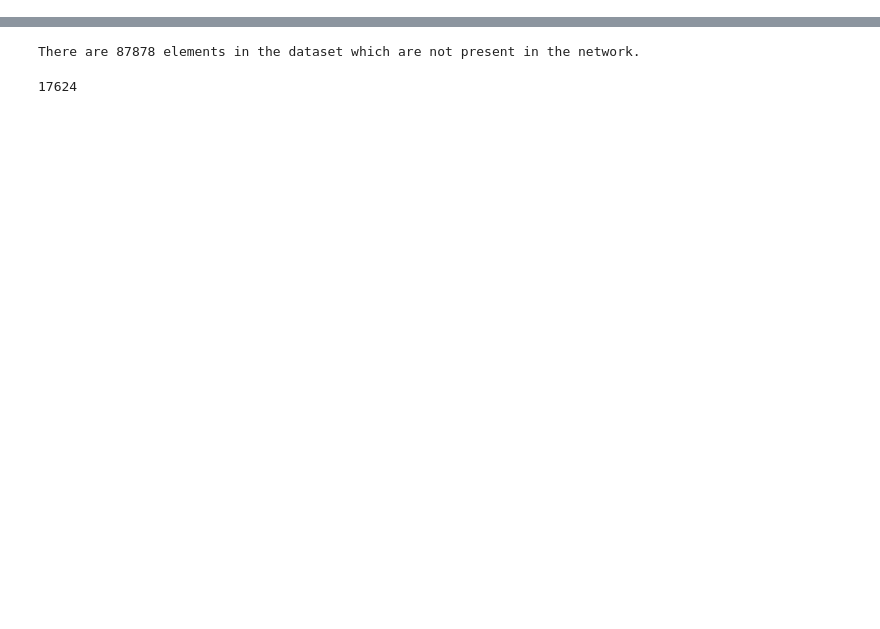
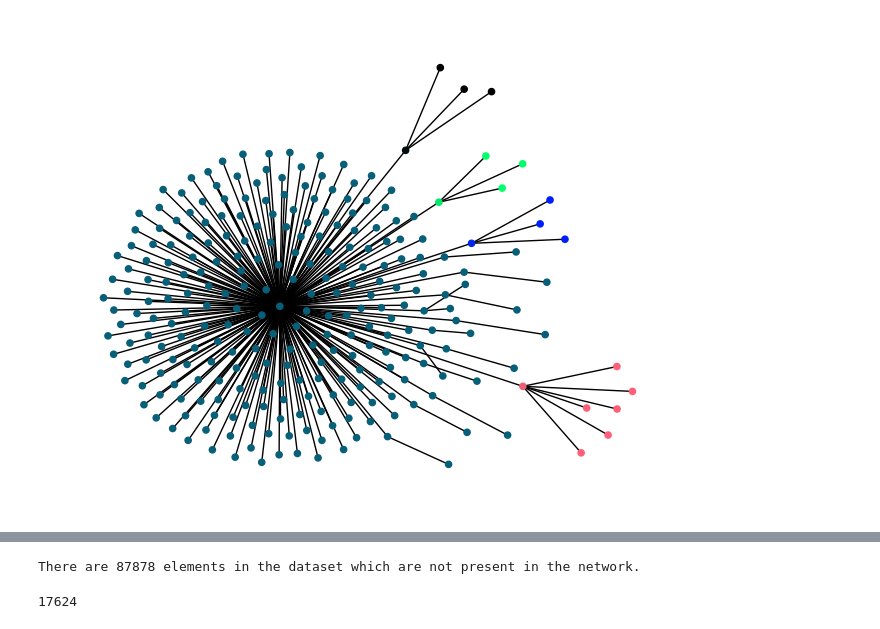
Before and after one commit to MatthiasPersonnaz/Mercor_Cheating_Detection, a Jupyter notebook: Mercor_Cheating_Detection.ipynb, the cells around one changed output, grey strips where cells are left out. Saved outputs shown, nothing was run; the diff lists cells and outputs as text; code cells hidden in the pictures; blank space fills up the shorter version.

```diff
--- a/Mercor_Cheating_Detection.ipynb
+++ b/Mercor_Cheating_Detection.ipynb
@@ -101,0 +120,4 @@ Parameters: { "n_estimators" } are not used.
+# %%
+network.plot_subgraph_view_spectral(community_idx=124)
+# %% [output]
+[figure, added]
```
Also changed, not shown: parts of 19 cells of this notebook, 2 other files.
